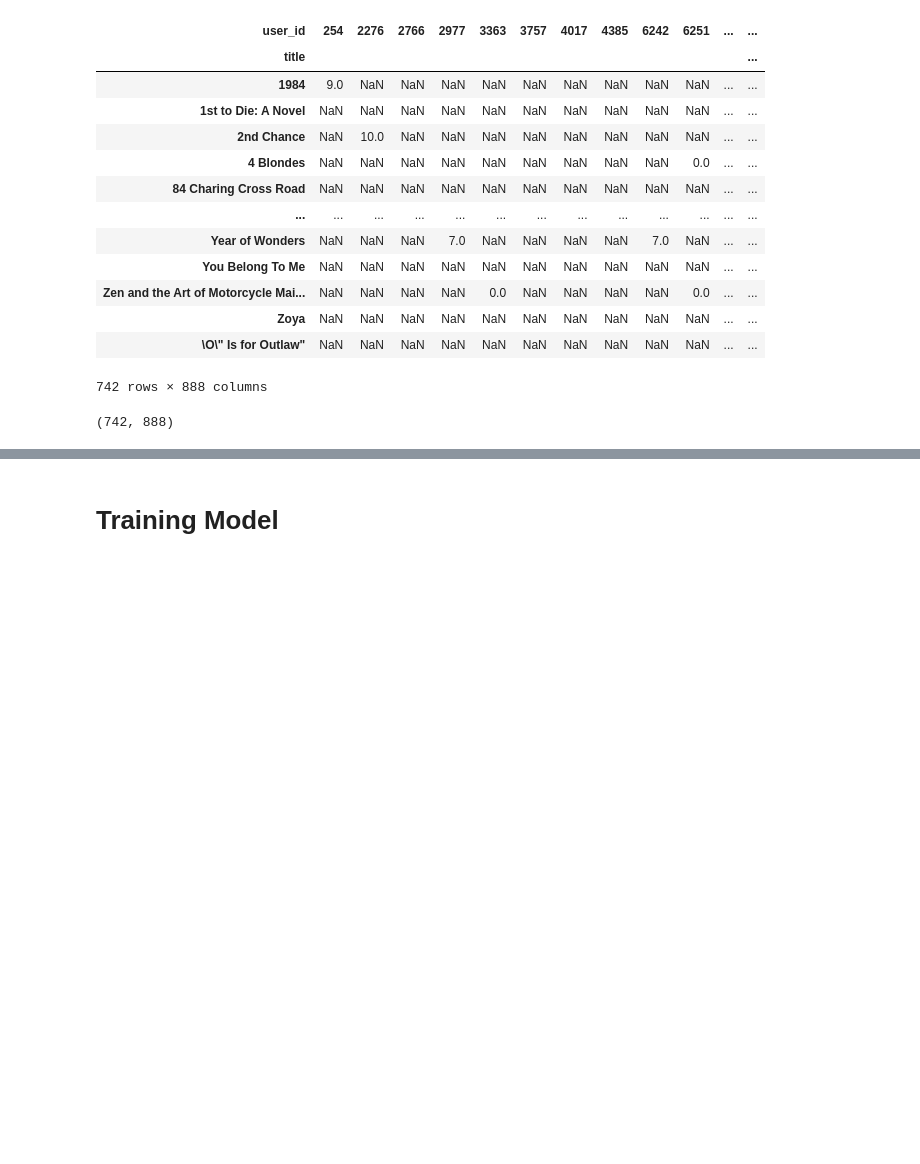
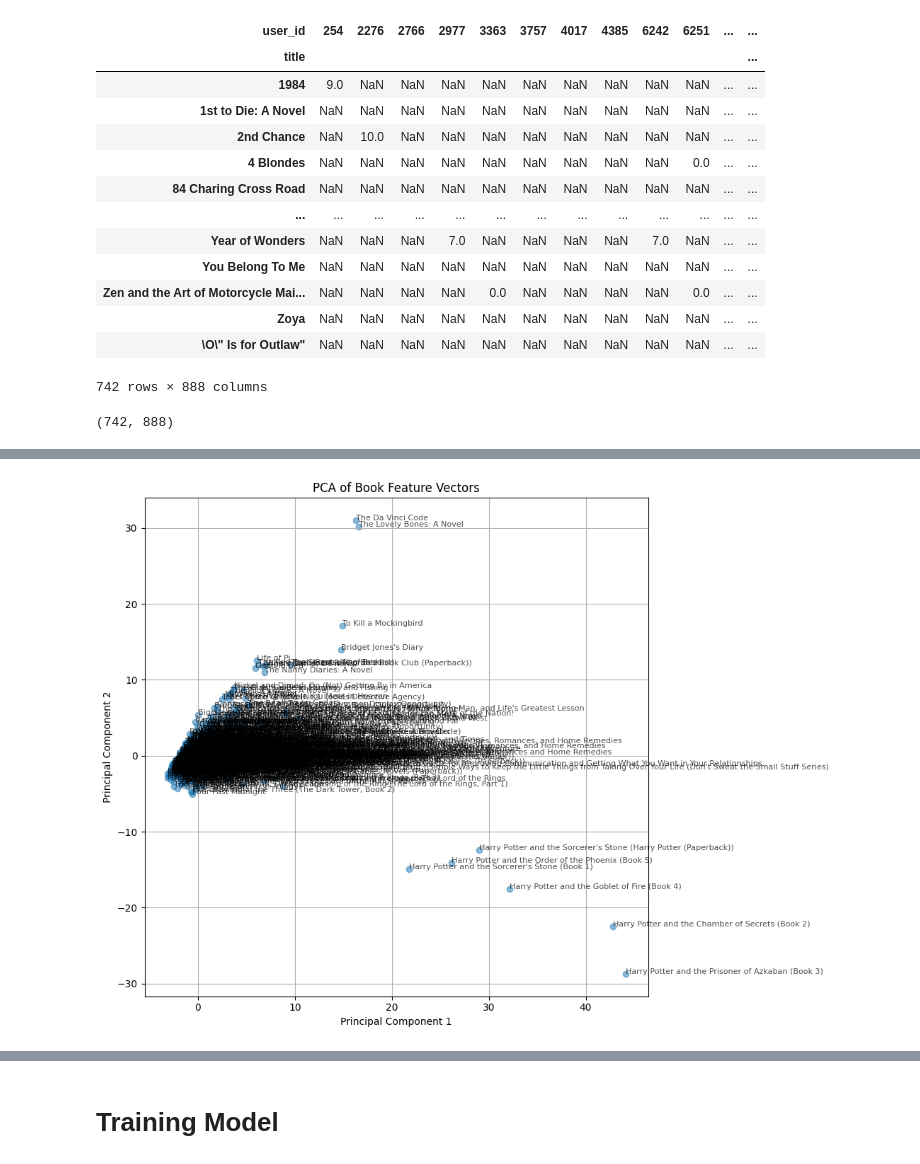
Before and after one commit to quang2719/Book-Recommend-System---SIC-Capston-Project, a Jupyter notebook: main.ipynb, the cells around one changed output, grey strips where cells are left out. Drawn from its saved outputs; the diff is of its cells as text; code cells hidden in the pictures; blank space fills up the shorter version.

```diff
--- a/main.ipynb
+++ b/main.ipynb
@@ -560,0 +557,37 @@ book_pivot
+# %%
+import pandas as pd
+import matplotlib.pyplot as plt
+from sklearn.decomposition import PCA
+from sklearn.preprocessing import StandardScaler
+
+# Assuming book_pivot is already created
+# Fill NaN values with 0 (or you can use another strategy)
+book_pivot_filled = book_pivot.fillna(0)
+
+# Standardize the data
+scaler = StandardScaler()
+book_pivot_scaled = scaler.fit_transform(book_pivot_filled)
+
+# Perform PCA to reduce to 2 dimensions
+pca = PCA(n_components=2)
+book_pivot_pca = pca.fit_transform(book_pivot_scaled)
+
+# Create a DataFrame for the PCA results
+pca_df = pd.DataFrame(book_pivot_pca, index=book_pivot_filled.index, columns=['PC1', 'PC2'])
+
+# Plotting the PCA results
+plt.figure(figsize=(8, 8))
+plt.scatter(pca_df['PC1'], pca_df['PC2'], alpha=0.5)
+plt.xlabel('Principal Component 1')
+plt.ylabel('Principal Component 2')
+plt.title('PCA of Book Feature Vectors')
+plt.grid(True)
+plt.tight_layout()
+
+# Annotate points with movie titles
+for i, title in enumerate(pca_df.index):
+    plt.annotate(title, (pca_df['PC1'][i], pca_df['PC2'][i]), fontsize=8, alpha=0.7)
+
+plt.show()
+# %% [output]
+[figure, added]
```
Also changed, not shown: parts of 39 cells of this notebook, 1 other file.
